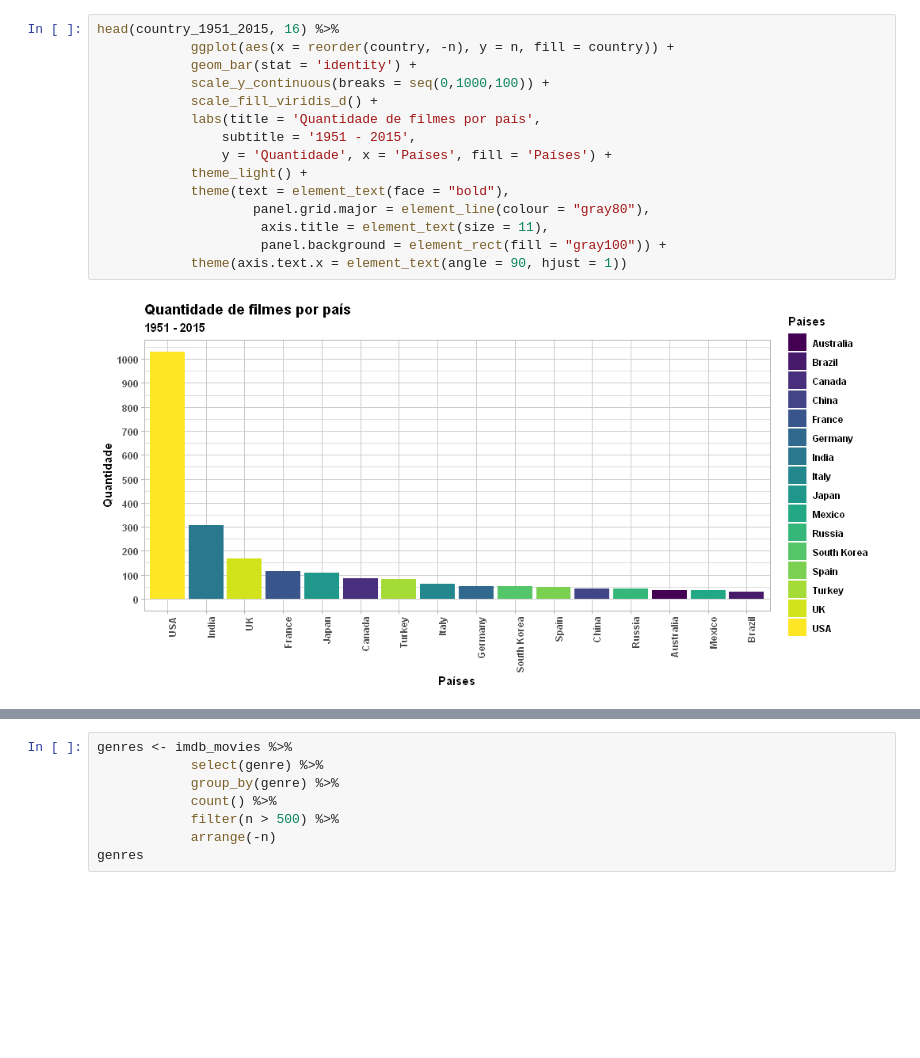
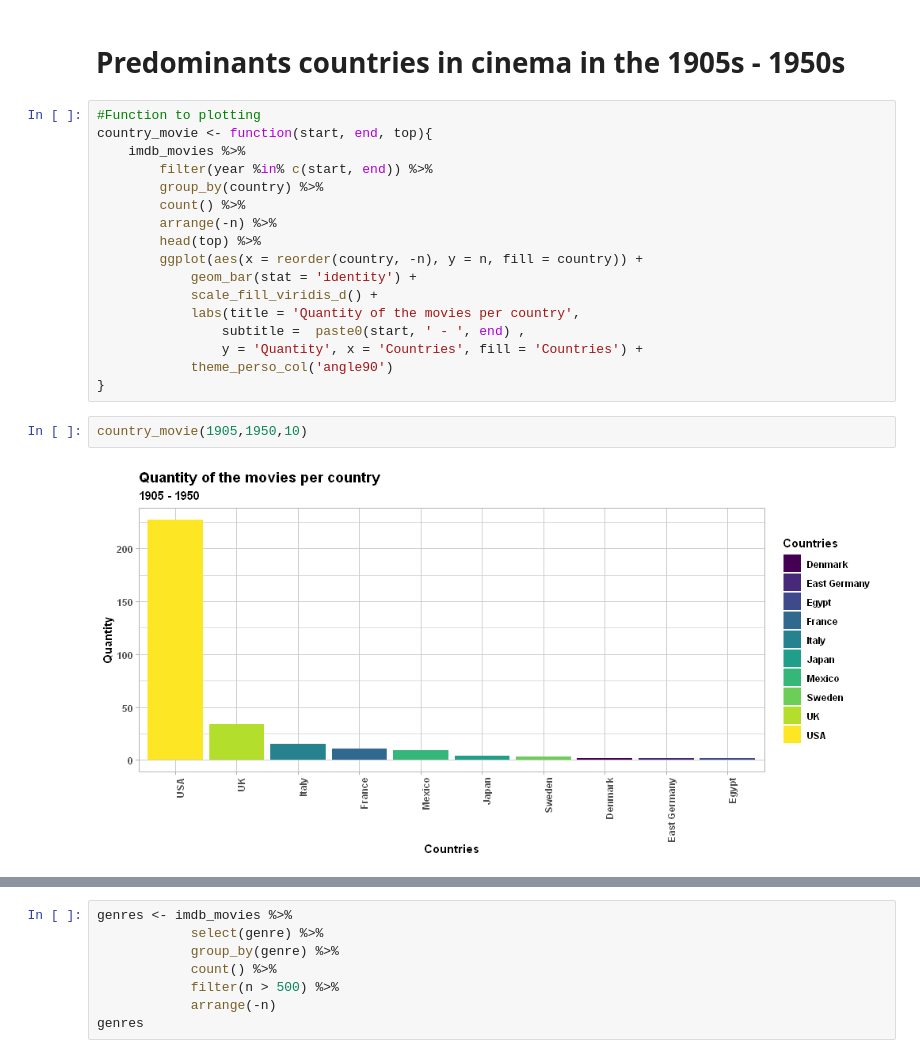
Before and after one commit to BrenoShelby/EDA-iMDB, a Jupyter notebook: imdb.ipynb, the cells around one changed output, grey strips where cells are left out. Saved outputs shown, nothing was run; the diff lists cells and outputs as text; blank space fills up the shorter version.

```diff
--- a/imdb.ipynb
+++ b/imdb.ipynb
@@ -167,17 +129,23 @@ head(country_1951_2015, 16)
-# %%
-head(country_1951_2015, 16) %>%
-            ggplot(aes(x = reorder(country, -n), y = n, fill = country)) +
-            geom_bar(stat = 'identity') +
-            scale_y_continuous(breaks = seq(0,1000,100)) +
-            scale_fill_viridis_d() +
-            labs(title = 'Quantidade de filmes por país',
-                subtitle = '1951 - 2015',
-                y = 'Quantidade', x = 'Países', fill = 'Países') +
-            theme_light() +
-            theme(text = element_text(face = "bold"),
-                    panel.grid.major = element_line(colour = "gray80"),
-                     axis.title = element_text(size = 11),
-                     panel.background = element_rect(fill = "gray100")) +
-            theme(axis.text.x = element_text(angle = 90, hjust = 1))
-# %% [output]
-[figure, removed]
+# %% [markdown]
+# Predominants countries in cinema in the 1905s - 1950s
+# %%
+#Function to plotting
+country_movie <- function(start, end, top){
+    imdb_movies %>%
+        filter(year %in% c(start, end)) %>%
+        group_by(country) %>%
+        count() %>%
+        arrange(-n) %>%
+        head(top) %>%
+        ggplot(aes(x = reorder(country, -n), y = n, fill = country)) +
+            geom_bar(stat = 'identity') +
+            scale_fill_viridis_d() +
+            labs(title = 'Quantity of the movies per country',
+                subtitle =  paste0(start, ' - ', end) ,
+                y = 'Quantity', x = 'Countries', fill = 'Countries') +
+            theme_perso_col('angle90')
+}
+# %%
+country_movie(1905,1950,10)
+# %% [output]
+[figure, added]
```
Also changed, not shown: parts of 57 cells of this notebook.
